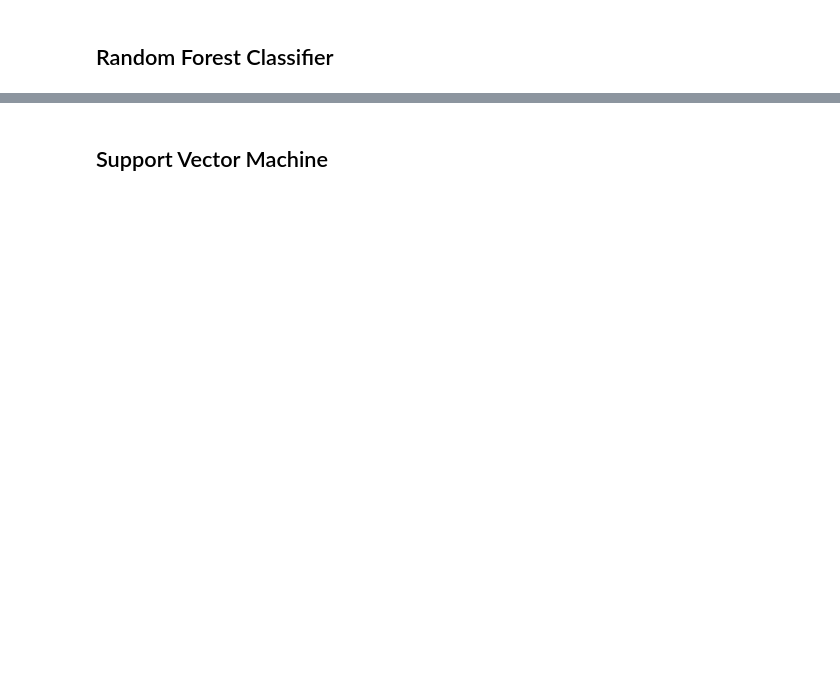
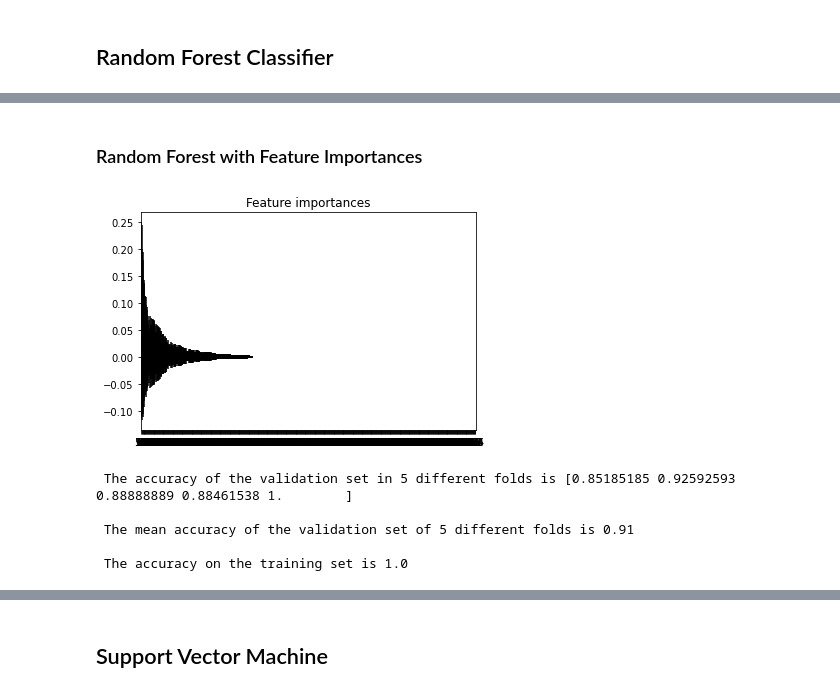
Before and after one commit to Kristelwen/TM10007_PROJECT, a Jupyter notebook: brat_assignment.ipynb, the cells around one changed output, grey strips where cells are left out. Drawn from its saved outputs; the diff is of its cells as text; code cells hidden in the pictures; blank space fills up the shorter version.

Commit message:
Edited scaling and hyperparameters. Added feature_importances as feature selection for RF

```diff
--- a/brat_assignment.ipynb
+++ b/brat_assignment.ipynb
@@ -221,8 +223,7 @@ but the best amount of neighbors is {'weights': 'uniform', 'n_neighbors': 11}
 # %%
 # Fitting the K-NN Classifier
-KNN = KNeighborsClassifier(n_neighbors=11, weights='uniform')
+KNN = KNeighborsClassifier(n_neighbors=5, weights='uniform')
 KNN.fit(data_train_pca, label_train)
 
 # Predictions
-train_pred = KNN.predict(data_train_pca)
-test_pred = KNN.predict(data_test_pca)
+train_pred_knn = KNN.predict(data_train_pca)
@@ -337,14 +323,16 @@ Test set: 200 trees gives an accuracy of 0.59
 # Hyperparameter optimization of Random Forest Classifier
 
 # Our parameter to optimize is the number of estimators, which we vary uniformly between 1 and 400
-param_distributions = {'n_estimators': [1,5,10,15,20,30,50,100,150,200]}  # Willen we dit toevoegen: 'bootstrap': [True, False]? Maar dan komt vgm vaak False eruit, mar die overfit.
+param_distributions = {'n_estimators': [1,5,10,15,20,30,50,100,150,200],
+                       'max_features': list(range(10,len(data_train_pca[1]),10)),
+                       'max_depth': list(range(10,50,10))}
 
 # Execute RandomizedSearchCV to find optimal parameters
-clf_rf = RandomizedSearchCV(RandomForestClassifier(bootstrap=True), param_distributions, cv=5, return_train_score=True)
+clf_rf = RandomizedSearchCV(RandomForestClassifier(bootstrap=True), param_distributions, scoring='accuracy', cv=5, return_train_score=True)
 
 # Fit the classifier
 clf_rf.fit(data_train_pca, label_train)
 
 # The best parameters
-print(f'The best parameters are {clf_rf.best_params_}')
+print(f'The best parameters are {clf_rf.best_params_} with a mean accuracy of {clf_rf.best_score_}')
 # %% [output]
@@ -378,11 +342,10 @@ The best parameters are {'n_estimators': 20}
 # %%
-# Fitting the Random Forest classifier
-RF = RandomForestClassifier(n_estimators=20, bootstrap=True)
+# Fitting the Random Forest classifier with PCA
+RF = RandomForestClassifier(n_estimators=50, max_features=40, max_depth=40, bootstrap=True)
 RF.fit(data_train_pca, label_train)
 
 # Predictions
 train_pred_RF = RF.predict(data_train_pca)
-test_pred_RF = RF.predict(data_test_pca)
 # %%
 # Evaluate Random Forest using cross-validation
 score_rf = cross_val_score(RF, data_train_pca, label_train, cv=5)
@@ -436,0 +383,58 @@ weighted avg       0.60      0.59      0.59        34
+# %% [markdown]
+### Random Forest with Feature Importances
+# %%
+# Fitting the Random Forest Classifier with Feature_Importances
+FI = RandomForestClassifier(n_estimators=50, max_features=40, max_depth=40, bootstrap=True)
+FI.fit(data_df_train, label_train)
+importances = FI.feature_importances_
+std = np.std([tree.feature_importances_ for tree in FI.estimators_], axis=0)
+indices = np.argsort(importances)[::-1]
+
+# Print the feature ranking
+# print("Feature ranking:")
+
+# for f in range(data_df_train.shape[1]):
+#     print("%d. feature %d (%f)" % (f + 1, indices[f], importances[indices[f]]))
+
+# Plot the feature importances of the forest
+plt.figure()
+plt.title("Feature importances")
+plt.bar(range(data_df_train.shape[1]), importances[indices],
+       color="r", yerr=std[indices], align="center")
+plt.xticks(range(data_df_train.shape[1]), indices)
+plt.xlim([-1, data_df_train.shape[1]])
+plt.show()
+
+# Only keep features with importance > 0.001
+  # Training set
+mask = importances > 0.001
+mask2 = data_df_train.columns[mask]
+data_train_selection = data_df_train[mask2]
+  # Test set
+data_test_selection = data_df_test[mask2]
+
+# Fit the classifier on the selected features
+FI2 = RandomForestClassifier(n_estimators=50, max_features=40, max_depth=40, bootstrap=True)
+FI2.fit(data_train_selection, label_train)
+
+# Predictions
+train_pred_fi = FI2.predict(data_train_selection)
+# %% [output]
+[figure, added]
+# %%
+# Evaluate Random Forest using cross-validation
+score_fi = cross_val_score(FI2, data_train_selection, label_train, cv=5)
+mean_score_fi = score_fi.mean()
+
+print(f'\n The accuracy of the validation set in 5 different folds is {score_fi}')
+print(f'\n The mean accuracy of the validation set of 5 different folds is {round(mean_score_fi,2)}')
+
+# Evaluate accuracy of Random Forest Classifier on training set
+acc_train_fi = accuracy_score(label_train, train_pred_fi)
+print(f'\n The accuracy on the training set is {round(acc_train_fi, 2)}')
+# %% [output]
+ The accuracy of the validation set in 5 different folds is [0.85185185 0.92592593 0.88888889 0.88461538 1.        ]
+
+ The mean accuracy of the validation set of 5 different folds is 0.91
+
+ The accuracy on the training set is 1.0
```
Also changed, not shown: parts of 39 cells of this notebook.
